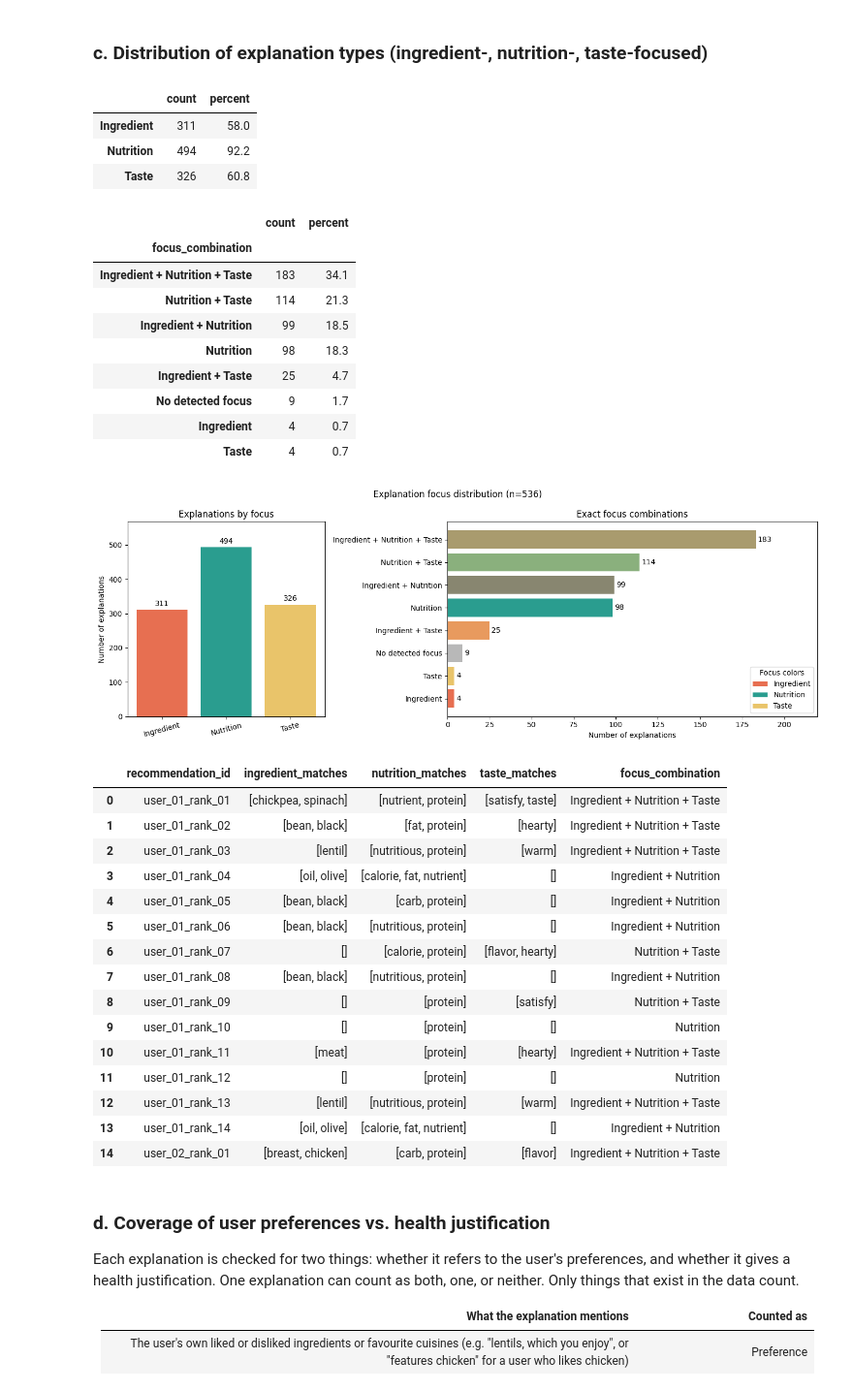
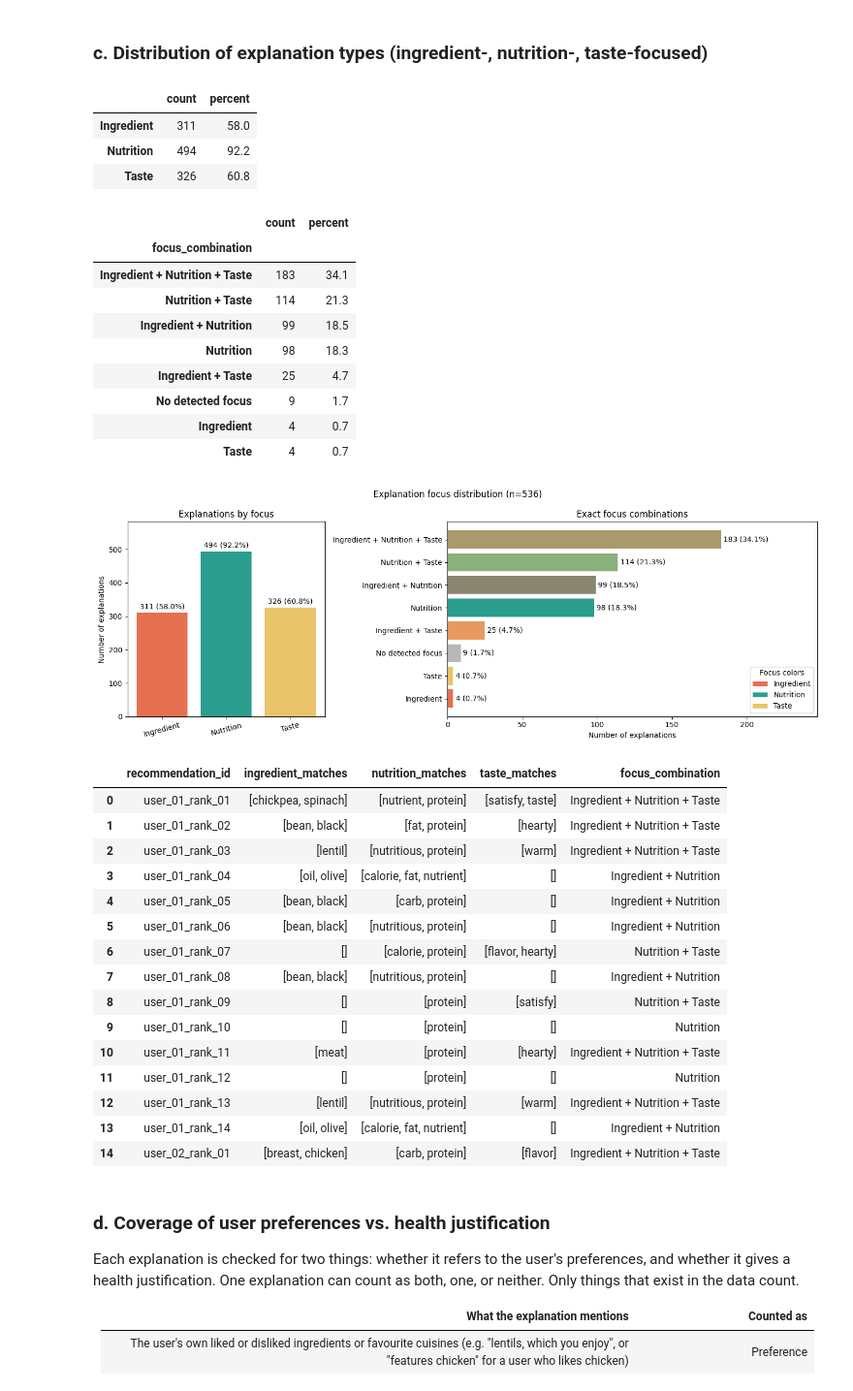
Before and after one commit to lay-animals-projects/food-recommender-evaluation, a Jupyter notebook: notebooks/data_exploration.ipynb, the cells around one changed output. Shown at 97% size. Cells and saved outputs as stored; diff of their text form; code cells hidden in the pictures.

```diff
--- a/notebooks/data_exploration.ipynb
+++ b/notebooks/data_exploration.ipynb
@@ -1645,29 +1646,47 @@ fig, axes = plt.subplots(
     figsize=(14, 5),
     gridspec_kw={"width_ratios": [0.8, 1.5]}
 )
+# Total count and percentage in each focus category.
+left_labels = ["Ingredient", "Nutrition", "Taste"]
 
-# total count in each focus category.
-left_labels = ["Ingredient", "Nutrition", "Taste"]
 left_counts = [
     int(analysis_df[column].sum())
     for column in focus_columns
 ]
 
+left_percentages = [
+    100 * count / total_explanations
+    for count in left_counts
+]
+
 bars = axes[0].bar(
     left_labels,
     left_counts,
-    color=[focus_colors[label] for label in left_labels]
+    color=[focus_colors[label] for label in left_labels],
 )
-axes[0].bar_label(bars, padding=3)
+
+axes[0].bar_label(
+    bars,
+    labels=[
+        f"{count} ({percentage:.1f}%)"
+        for count, percentage in zip(
+            left_counts,
+            left_percentages,
+        )
+    ],
+    padding=3,
+)
+
 axes[0].set_title("Explanations by focus")
 axes[0].set_ylabel("Number of explanations")
-axes[0].set_ylim(0, max(left_counts) * 1.15)
+axes[0].set_ylim(0, max(left_counts) * 1.18)
 axes[0].tick_params(axis="x", rotation=15)
 
-# exact combinations, using mixed colors for combined focuses.
+# Show counts and percentages for exact combinations.
 plot_data = combination_summary.sort_values("count")
 combination_labels = plot_data.index.tolist()
 combination_counts = plot_data["count"].tolist()
+combination_percentages = plot_data["percent"].tolist()
 
 bars = axes[1].barh(
     combination_labels,
@@ -1675,12 +1694,24 @@ bars = axes[1].barh(
     color=[
         color_for_combination(label)
         for label in combination_labels
-    ]
+    ],
 )
-axes[1].bar_label(bars, padding=3)
+
+axes[1].bar_label(
+    bars,
+    labels=[
+        f"{count} ({percentage:.1f}%)"
+        for count, percentage in zip(
+            combination_counts,
+            combination_percentages,
+        )
+    ],
+    padding=3,
+)
+
 axes[1].set_title("Exact focus combinations")
 axes[1].set_xlabel("Number of explanations")
-axes[1].set_xlim(0, max(combination_counts) * 1.2)
+axes[1].set_xlim(0, max(combination_counts) * 1.35)
 
 axes[1].legend(
     handles=[
@@ -1698,34 +1729,34 @@ plt.tight_layout()
 plt.show()
 
 
 # Inspect matches to confirm that ingredient noise terms are gone.
 display(
     analysis_df[
         [
             "recommendation_id",
             "ingredient_matches",
             "nutrition_matches",
             "taste_matches",
             "focus_combination"
         ]
     ].head(15)
 )
 # %% [output]
 |  | count | percent |
 | Ingredient | 311 | 58.0 |
 | Nutrition | 494 | 92.2 |
 | Taste | 326 | 60.8 |
 |  | count | percent |
 | focus_combination |  |  |
 | Ingredient + Nutrition + Taste | 183 | 34.1 |
 | Nutrition + Taste | 114 | 21.3 |
 | Ingredient + Nutrition | 99 | 18.5 |
 | Nutrition | 98 | 18.3 |
 | Ingredient + Taste | 25 | 4.7 |
 | No detected focus | 9 | 1.7 |
 | Ingredient | 4 | 0.7 |
 | Taste | 4 | 0.7 |
-[figure, old version]
+[figure, new version]
 |  | recommendation_id | ingredient_matches | nutrition_matches | taste_matches | focus_combination |
 | 0 | user_01_rank_01 | [chickpea, spinach] | [nutrient, protein] | [satisfy, taste] | Ingredient + Nutrition + Taste |
 | 1 | user_01_rank_02 | [bean, black] | [fat, protein] | [hearty] | Ingredient + Nutrition + Taste |
```
Also changed, not shown: parts of 3 cells of this notebook.
